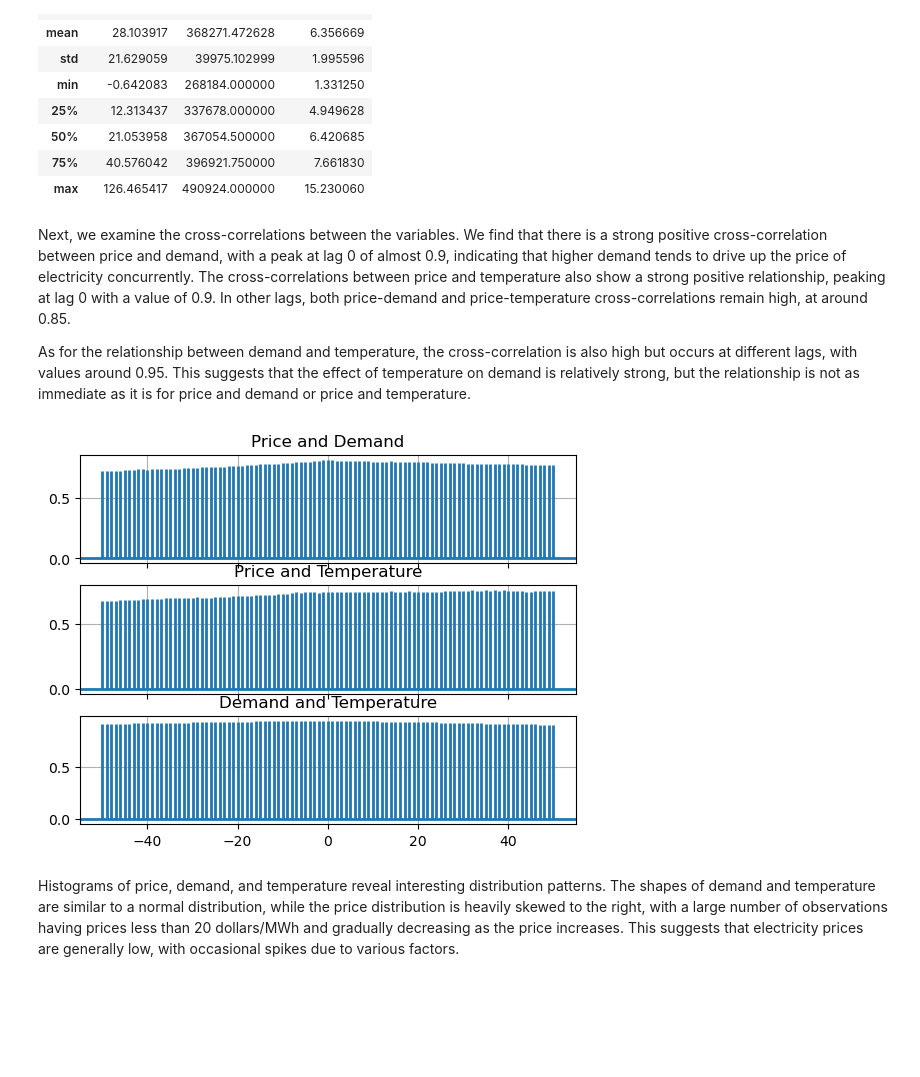
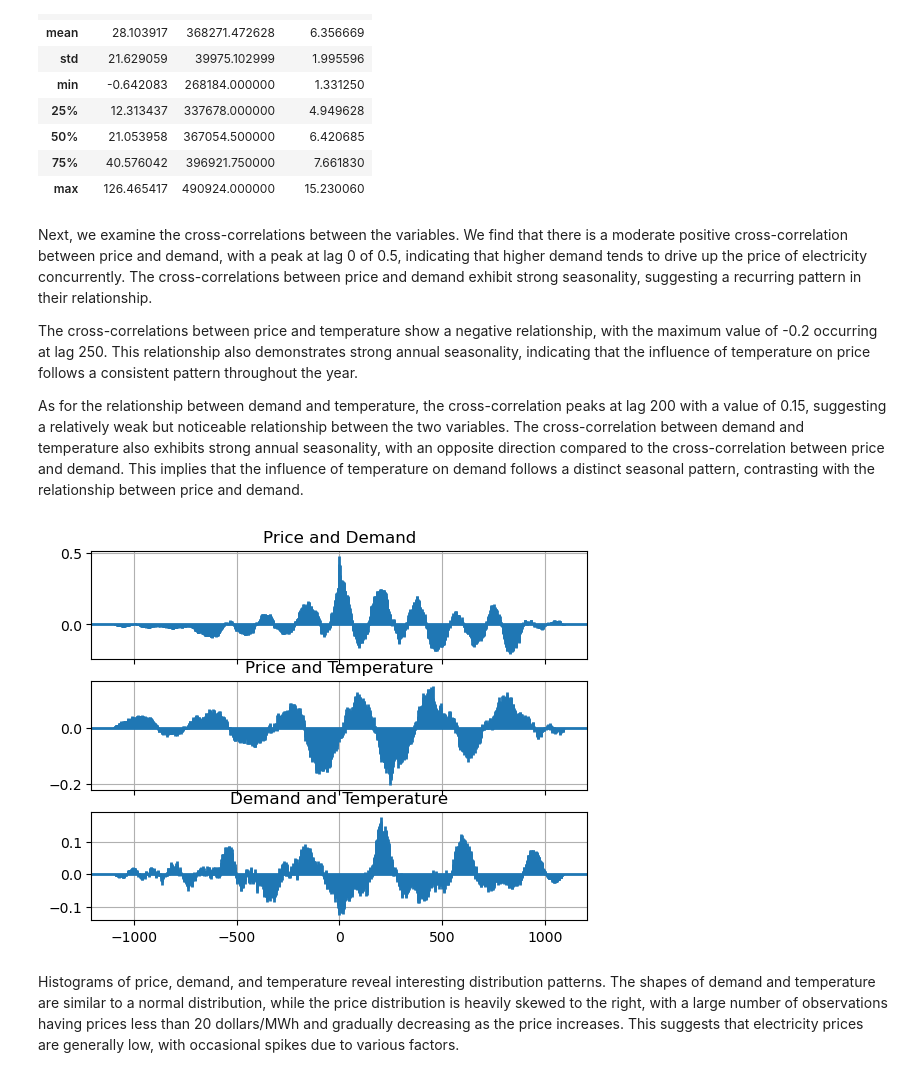
Before and after one commit to damouras/STAD95_W23, a Jupyter notebook: Report/_build/jupyter_execute/EDApy.ipynb, the cells around one changed output. Cells and saved outputs as stored; diff of their text form; code cells hidden in the pictures; blank space fills up the shorter version.

```diff
--- a/Report/_build/jupyter_execute/EDApy.ipynb
+++ b/Report/_build/jupyter_execute/EDApy.ipynb
@@ -39,31 +39,34 @@ df.describe()
 | 75% | 40.576042 | 396921.750000 | 7.661830 |
 | max | 126.465417 | 490924.000000 | 15.230060 |
 # %% [markdown]
-Next, we examine the cross-correlations between the variables. We find that there is a strong positive cross-correlation between price and demand, with a peak at lag 0 of almost 0.9, indicating that higher demand tends to drive up the price of electricity concurrently. The cross-correlations between price and temperature also show a strong positive relationship, peaking at lag 0 with a value of 0.9. In other lags, both price-demand and price-temperature cross-correlations remain high, at around 0.85.
+Next, we examine the cross-correlations between the variables. We find that there is a moderate positive cross-correlation between price and demand, with a peak at lag 0 of 0.5, indicating that higher demand tends to drive up the price of electricity concurrently. The cross-correlations between price and demand exhibit strong seasonality, suggesting a recurring pattern in their relationship.
 
-As for the relationship between demand and temperature, the cross-correlation is also high but occurs at different lags, with values around 0.95. This suggests that the effect of temperature on demand is relatively strong, but the relationship is not as immediate as it is for price and demand or price and temperature.
+The cross-correlations between price and temperature show a negative relationship, with the maximum value of -0.2 occurring at lag 250. This relationship also demonstrates strong annual seasonality, indicating that the influence of temperature on price follows a consistent pattern throughout the year.
+
+As for the relationship between demand and temperature, the cross-correlation peaks at lag 200 with a value of 0.15, suggesting a relatively weak but noticeable relationship between the two variables. The cross-correlation between demand and temperature also exhibits strong annual seasonality, with an opposite direction compared to the cross-correlation between price and demand. This implies that the influence of temperature on demand follows a distinct seasonal pattern, contrasting with the relationship between price and demand.
 # %%
 x=df['price']
 y=df['demand']
 z=df['avg_temp']
 
 fig, [ax1, ax2, ax3] = plt.subplots(3, 1, sharex=True)
 
-ax1.xcorr(x, y, usevlines=True, maxlags=50, normed=True, lw=2)
+ax1.xcorr(x, y, usevlines=True, maxlags=None, normed=True, lw=2,detrend =mlab.detrend_mean)
 ax1.grid(True)
 ax1.set_title('Price and Demand')
 
-ax2.xcorr(x, z, usevlines=True, maxlags=50, normed=True, lw=2)
+import matplotlib.mlab as mlab
+ax2.xcorr(x, z, usevlines=True, maxlags=None, normed=True, lw=2, detrend =mlab.detrend_mean )
 ax2.grid(True)
 ax2.set_title('Price and Temperature')
 
-ax3.xcorr(z, y, usevlines=True, maxlags=50, normed=True, lw=2)
+ax3.xcorr(z, y, usevlines=True, maxlags=None, normed=True, lw=2, detrend =mlab.detrend_mean)
 ax3.grid(True)
 ax3.set_title('Demand and Temperature')
 
 plt.show()
 # %% [output]
-[figure, old version]
+[figure, new version]
 # %% [markdown]
 Histograms of price, demand, and temperature reveal interesting distribution patterns. The shapes of demand and temperature are similar to a normal distribution, while the price distribution is heavily skewed to the right, with a large number of observations having prices less than 20 dollars/MWh and gradually decreasing as the price increases. This suggests that electricity prices are generally low, with occasional spikes due to various factors.
 # %%
```
Also changed, not shown: 8 other files.
